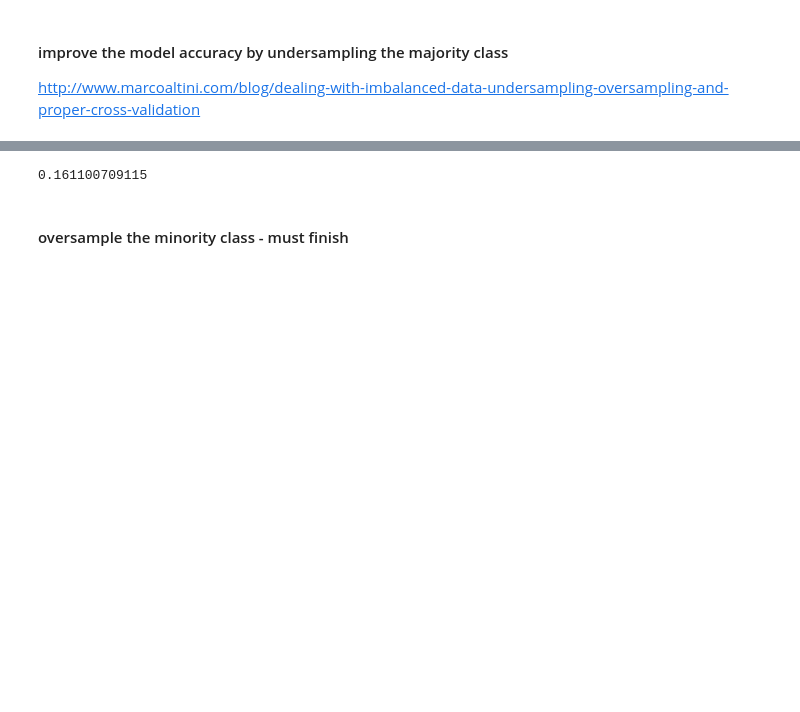
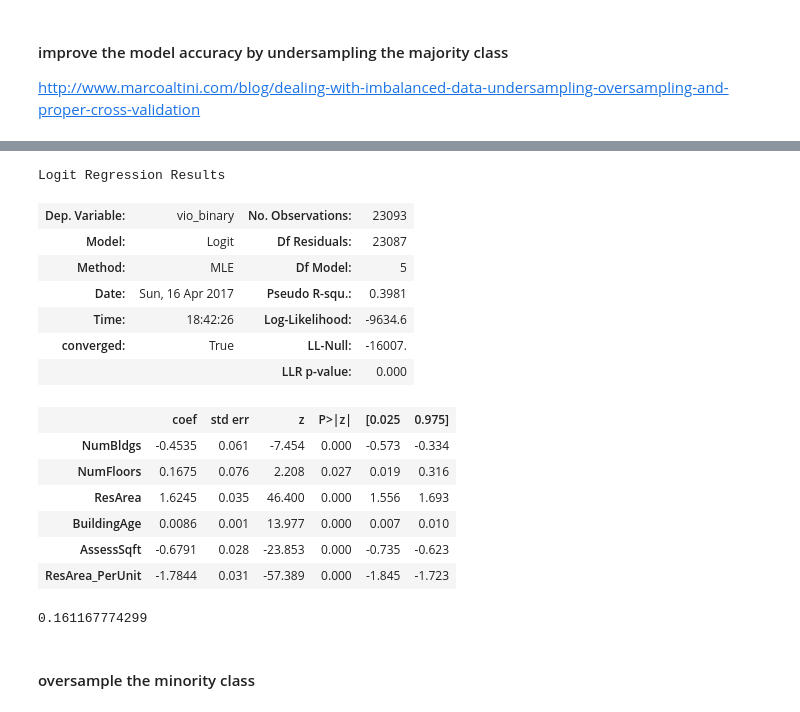
Before and after one commit to CUSPCivicAnalyticsFellows/311, a Jupyter notebook: notebooks/descriptive_model_4_12.ipynb, the cells around one changed output, grey strips where cells are left out. Saved outputs shown, nothing was run; the diff lists cells and outputs as text; code cells hidden in the pictures; blank space fills up the shorter version.

```diff
--- a/notebooks/descriptive_model_4_12.ipynb
+++ b/notebooks/descriptive_model_4_12.ipynb
@@ -715,0 +746,16 @@ Optimization terminated successfully.
+# %%
+zeros = transformed[transformed['vio_binary']==0]
+sample_zeros = zeros.sample(n=17234)
+newdf = pd.concat([transformed[transformed['vio_binary']==1], sample_zeros])
+X = newdf[['NumBldgs', 'NumFloors', 'ResArea', 'BuildingAge', 'AssessSqft', 'ResArea_PerUnit']]
+y = newdf['vio_binary']
+X_train, X_test, y_train, y_test = train_test_split(X, y, test_size=0.33, random_state=42)
+mod = smf.Logit(y_train, X_train)
+res = mod.fit()
+results=pd.DataFrame()
+results['y_act'] = y_test
+y_pred = res.predict(X_test)
+results['y_pred_binary'] = [1 if x >= 0.5 else 0 for x in y_pred]
+print res.prsquared
+print results[results['y_act'] == results['y_pred_binary']].index
+print 9186/float(len(results['y_act']))
@@ -716,3 +774,21 @@ Optimization terminated successfully.
+# %%
+res.summary()
+# %% [output]
+Logit Regression Results
+| Dep. Variable: | vio_binary | No. Observations: | 23093 |
+| Model: | Logit | Df Residuals: | 23087 |
+| Method: | MLE | Df Model: | 5 |
+| Date: | Sun, 16 Apr 2017 | Pseudo R-squ.: | 0.3981 |
+| Time: | 18:42:26 | Log-Likelihood: | -9634.6 |
+| converged: | True | LL-Null: | -16007. |
+|  |  | LLR p-value: | 0.000 |
+|  | coef | std err | z | P>|z| | [0.025 | 0.975] |
+| NumBldgs | -0.4535 | 0.061 | -7.454 | 0.000 | -0.573 | -0.334 |
+| NumFloors | 0.1675 | 0.076 | 2.208 | 0.027 | 0.019 | 0.316 |
+| ResArea | 1.6245 | 0.035 | 46.400 | 0.000 | 1.556 | 1.693 |
+| BuildingAge | 0.0086 | 0.001 | 13.977 | 0.000 | 0.007 | 0.010 |
+| AssessSqft | -0.6791 | 0.028 | -23.853 | 0.000 | -0.735 | -0.623 |
+| ResArea_PerUnit | -1.7844 | 0.031 | -57.389 | 0.000 | -1.845 | -1.723 |
 # %%
 is_rsquared = []
 for i in range(0,10):
@@ -733,9 +809,9 @@ for i in range(0,10):
     results['y_pred_binary'] = [1 if x >= 0.5 else 0 for x in y_pred]
 print(sum(is_rsquared)/float(len(is_rsquared)))
 # %% [output]
-0.161100709115
+0.161167774299
 # %% [markdown]
-#### oversample the minority class - must finish
+#### oversample the minority class
 # %%
 X = transformed[['NumBldgs', 'NumFloors', 'ResArea', 'BuildingAge', 'AssessSqft', 'ResArea_PerUnit']]
 y = transformed['vio_binary']
```
Also changed, not shown: parts of 25 cells of this notebook.
